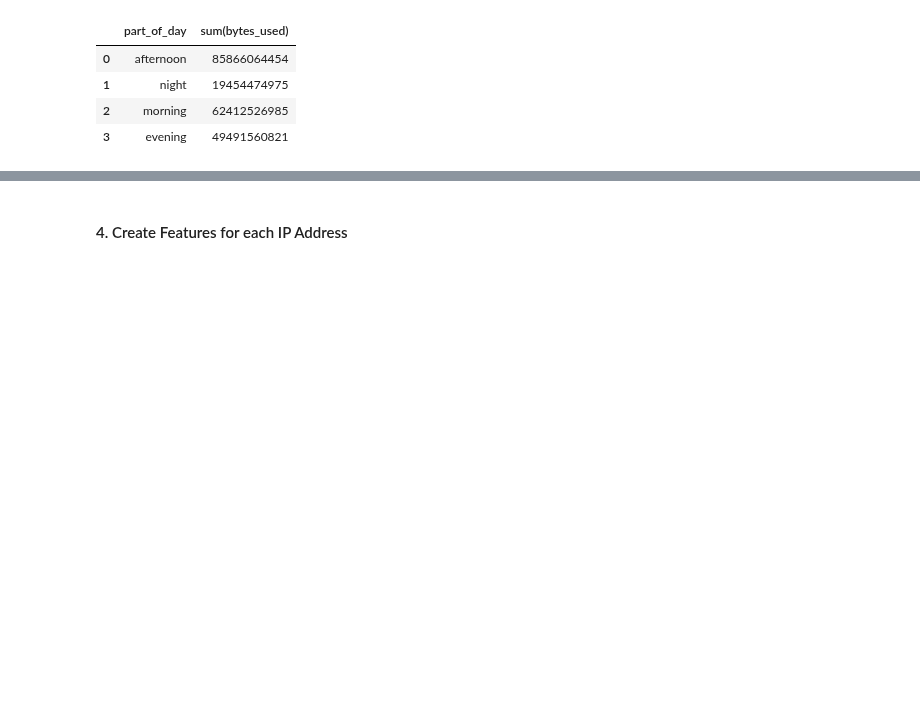
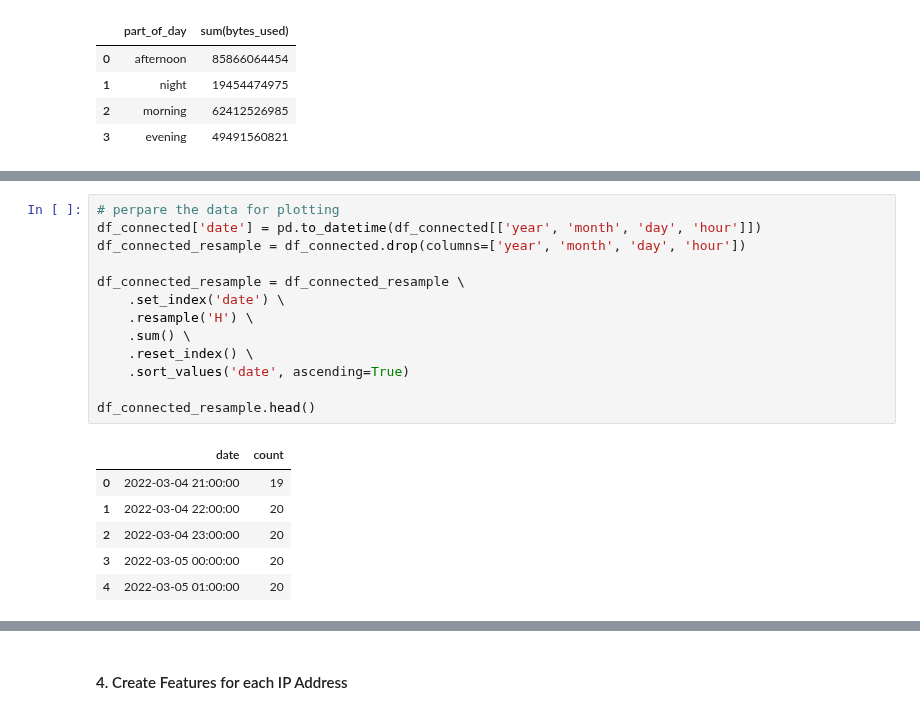
Before and after one commit to JohnnyFoulds/dsm010-2021-oct, a Jupyter notebook: coursework_02/cw02.ipynb, the cells around one changed output, grey strips where cells are left out. Cells and saved outputs as stored; diff of their text form; blank space fills up the shorter version.

```diff
--- a/coursework_02/cw02.ipynb
+++ b/coursework_02/cw02.ipynb
@@ -816,0 +839,20 @@ df_minute_vlan.groupBy('part_of_day').sum('bytes_used').toPandas()
+# %%
+# perpare the data for plotting
+df_connected['date'] = pd.to_datetime(df_connected[['year', 'month', 'day', 'hour']])
+df_connected_resample = df_connected.drop(columns=['year', 'month', 'day', 'hour'])
+
+df_connected_resample = df_connected_resample \
+    .set_index('date') \
+    .resample('H') \
+    .sum() \
+    .reset_index() \
+    .sort_values('date', ascending=True)
+
+df_connected_resample.head()
+# %% [output]
+|  | date | count |
+| 0 | 2022-03-04 21:00:00 | 19 |
+| 1 | 2022-03-04 22:00:00 | 20 |
+| 2 | 2022-03-04 23:00:00 | 20 |
+| 3 | 2022-03-05 00:00:00 | 20 |
+| 4 | 2022-03-05 01:00:00 | 20 |
```
Also changed, not shown: parts of 3 cells of this notebook.
